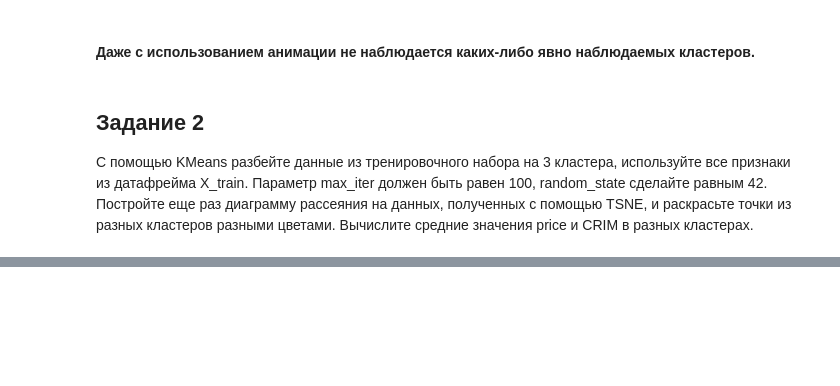
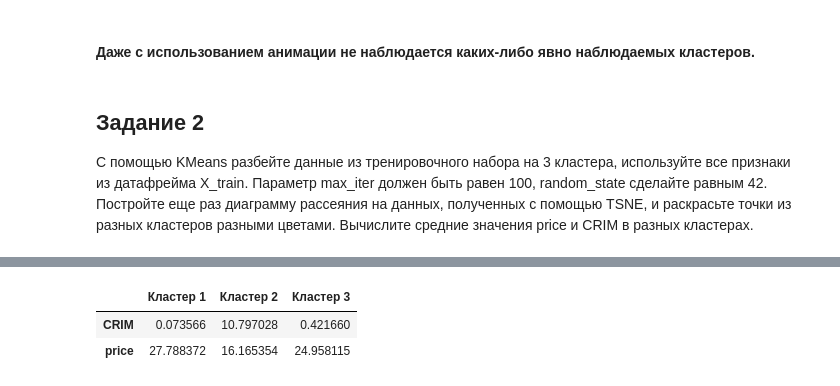
Before and after one commit to Serebryanskiy/studies, a Jupyter notebook: Урок 8.ipynb, the cells around one changed output, grey strips where cells are left out. Saved outputs shown, nothing was run; the diff lists cells and outputs as text; code cells hidden in the pictures; blank space fills up the shorter version.

```diff
--- a/Урок 8.ipynb
+++ b/Урок 8.ipynb
@@ -117,3 +117,14 @@ anim = animation.FuncAnimation(fig1, animate,frames=175, interval=100, blit=Fals
 HTML(anim.to_html5_video())
 # %% [output]
 [interactive output not drawn]
+# %%
+kmeans = KMeans(n_clusters=3, max_iter=100, random_state=42)
+labels_train = kmeans.fit_predict(X_train_scaled)
+
+CRIM = [X_train['CRIM'][labels_train == i].mean() for i in range(0,3) ]
+price = [float(y_train[labels_train == i].mean()) for i in range(0,3) ]
+pd.DataFrame(data=[CRIM,price],columns=['Кластер 1','Кластер 2','Кластер 3'], index=['CRIM','price'])
+# %% [output]
+|  | Кластер 1 | Кластер 2 | Кластер 3 |
+| CRIM | 0.073566 | 10.797028 | 0.421660 |
+| price | 27.788372 | 16.165354 | 24.958115 |
```
Also changed, not shown: parts of 2 cells of this notebook.
